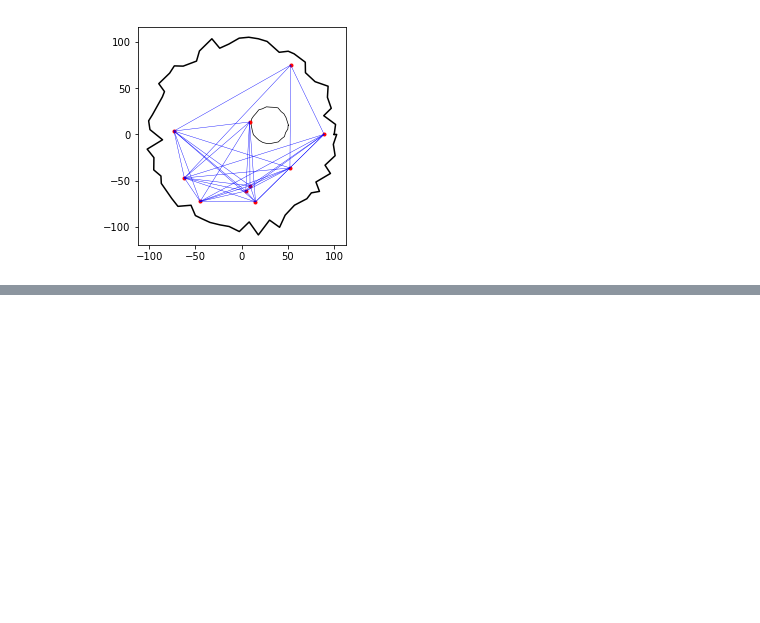
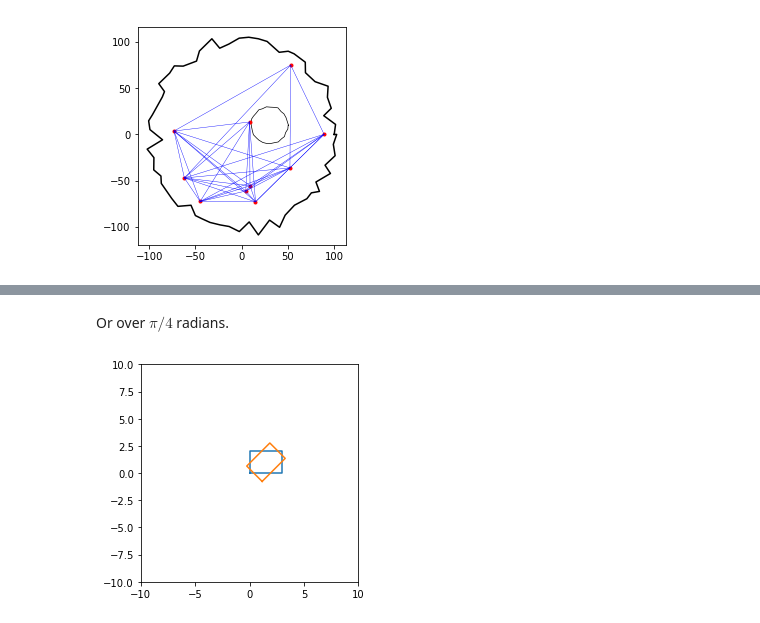
Before and after one commit to gjbex/training-material, a Jupyter notebook: Python/Gis/gis.ipynb, the cells around one changed output, grey strips where cells are left out. Cells and saved outputs as stored; diff of their text form; code cells hidden in the pictures; blank space fills up the shorter version.

```diff
--- a/Python/Gis/gis.ipynb
+++ b/Python/Gis/gis.ipynb
@@ -366,0 +401,6 @@ plot_country(country, cities, roads)
+# %% [markdown]
+Or over $\pi/4$ radians.
+# %%
+plot_polygons(rectangle, affinity.rotate(rectangle, pi/4, use_radians=True))
+# %% [output]
+[figure, added]
```
Also changed, not shown: parts of 15 cells of this notebook.
